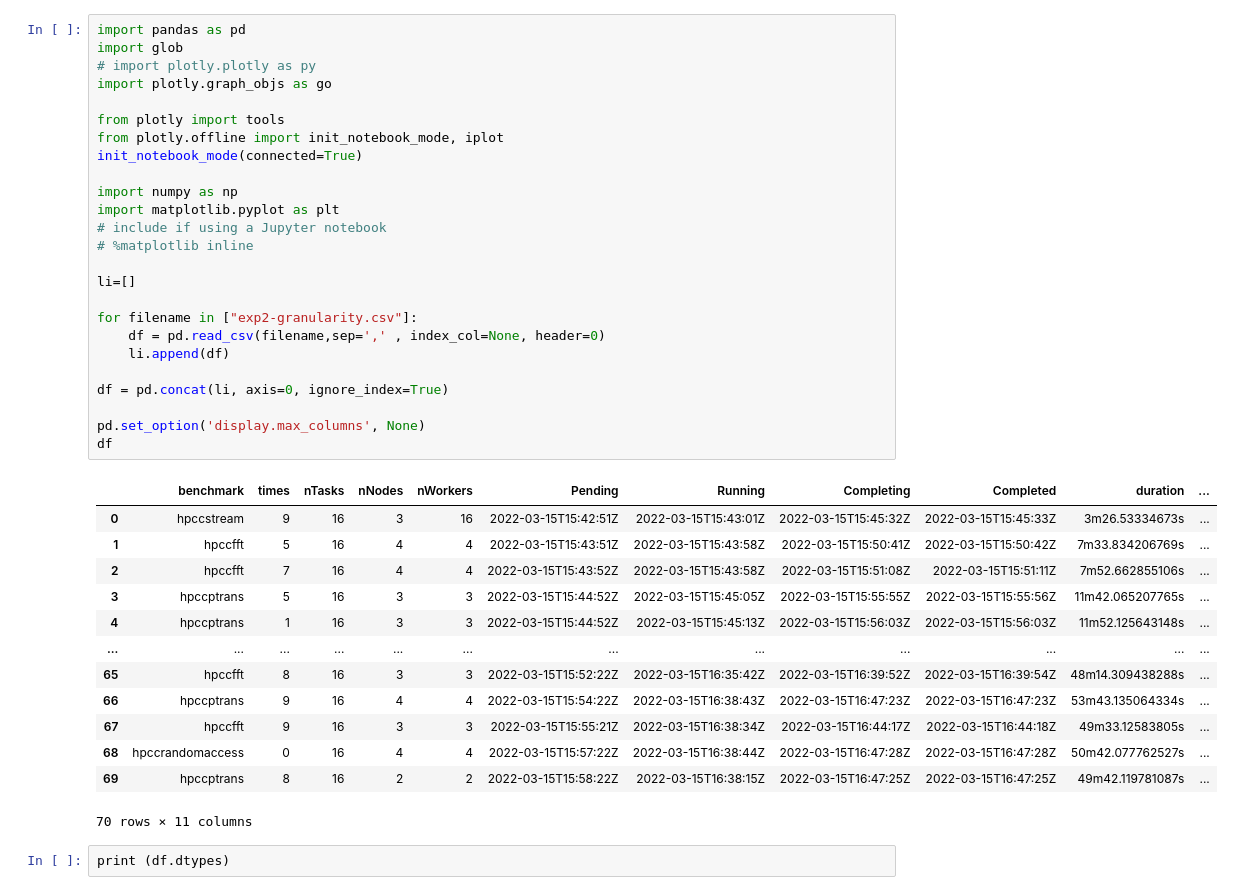
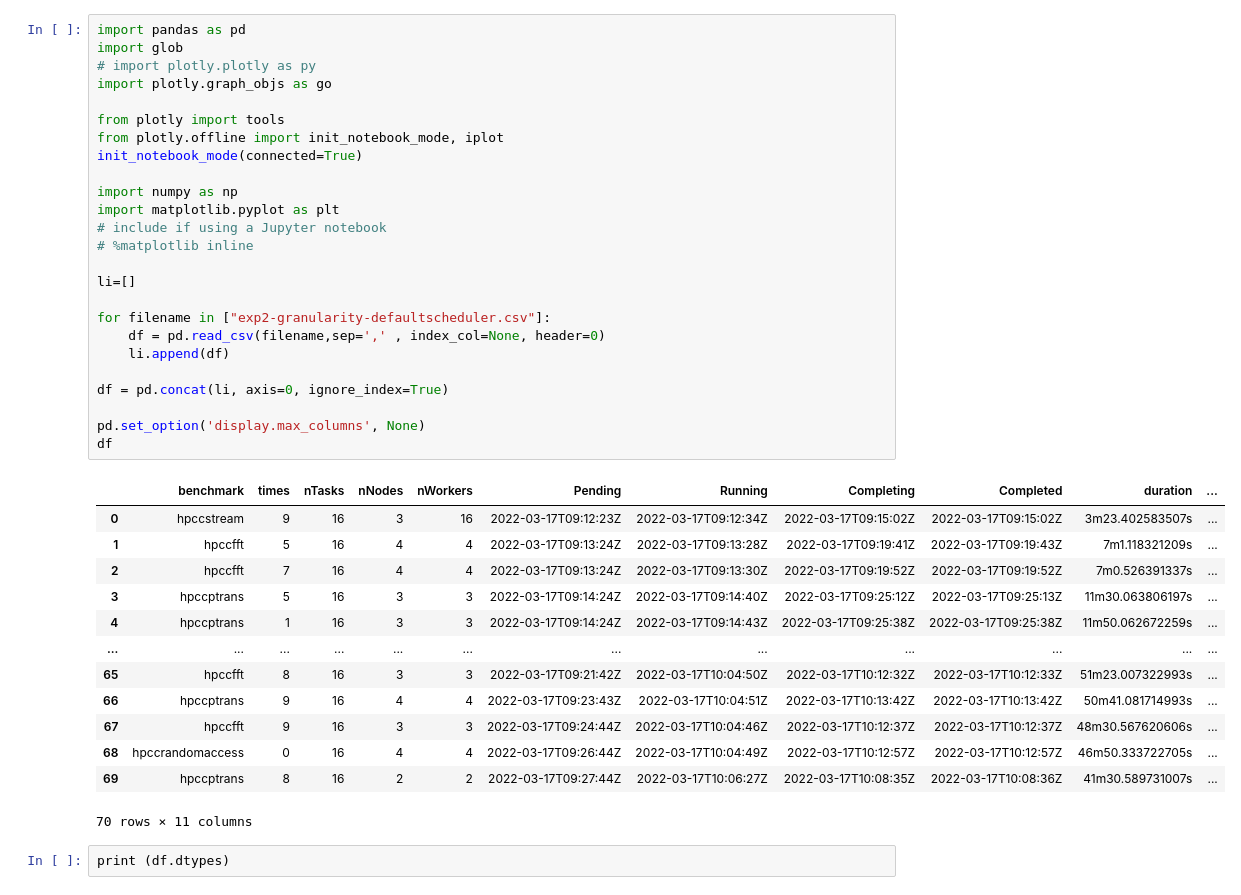
Before and after one commit to bsc-scanflow/scanflow, a Jupyter notebook: tutorials/mpi/exp2-result/exp2-results-granularity.ipynb, the cells around one changed output. Drawn from its saved outputs; the diff is of its cells as text.

```diff
--- a/tutorials/mpi/exp2-result/exp2-results-granularity.ipynb
+++ b/tutorials/mpi/exp2-result/exp2-results-granularity.ipynb
@@ -1,41 +1,41 @@
 # %%
 import pandas as pd
 import glob
 # import plotly.plotly as py
 import plotly.graph_objs as go
 
 from plotly import tools
 from plotly.offline import init_notebook_mode, iplot
 init_notebook_mode(connected=True)
 
 import numpy as np
 import matplotlib.pyplot as plt
 # include if using a Jupyter notebook
 # %matplotlib inline
 
 li=[]
 
-for filename in ["exp2-granularity.csv"]:
+for filename in ["exp2-granularity-defaultscheduler.csv"]:
     df = pd.read_csv(filename,sep=',' , index_col=None, header=0)
     li.append(df)
 
 df = pd.concat(li, axis=0, ignore_index=True)
 
 pd.set_option('display.max_columns', None)
 df
 # %% [output]
 |  | benchmark | times | nTasks | nNodes | nWorkers | Pending | Running | Completing | Completed | duration | ... |
-| 0 | hpccstream | 9 | 16 | 3 | 16 | 2022-03-15T15:42:51Z | 2022-03-15T15:43:01Z | 2022-03-15T15:45:32Z | 2022-03-15T15:45:33Z | 3m26.53334673s | ... |
-| 1 | hpccfft | 5 | 16 | 4 | 4 | 2022-03-15T15:43:51Z | 2022-03-15T15:43:58Z | 2022-03-15T15:50:41Z | 2022-03-15T15:50:42Z | 7m33.834206769s | ... |
-| 2 | hpccfft | 7 | 16 | 4 | 4 | 2022-03-15T15:43:52Z | 2022-03-15T15:43:58Z | 2022-03-15T15:51:08Z | 2022-03-15T15:51:11Z | 7m52.662855106s | ... |
-| 3 | hpccptrans | 5 | 16 | 3 | 3 | 2022-03-15T15:44:52Z | 2022-03-15T15:45:05Z | 2022-03-15T15:55:55Z | 2022-03-15T15:55:56Z | 11m42.065207765s | ... |
-| 4 | hpccptrans | 1 | 16 | 3 | 3 | 2022-03-15T15:44:52Z | 2022-03-15T15:45:13Z | 2022-03-15T15:56:03Z | 2022-03-15T15:56:03Z | 11m52.125643148s | ... |
+| 0 | hpccstream | 9 | 16 | 3 | 16 | 2022-03-17T09:12:23Z | 2022-03-17T09:12:34Z | 2022-03-17T09:15:02Z | 2022-03-17T09:15:02Z | 3m23.402583507s | ... |
+| 1 | hpccfft | 5 | 16 | 4 | 4 | 2022-03-17T09:13:24Z | 2022-03-17T09:13:28Z | 2022-03-17T09:19:41Z | 2022-03-17T09:19:43Z | 7m1.118321209s | ... |
+| 2 | hpccfft | 7 | 16 | 4 | 4 | 2022-03-17T09:13:24Z | 2022-03-17T09:13:30Z | 2022-03-17T09:19:52Z | 2022-03-17T09:19:52Z | 7m0.526391337s | ... |
+| 3 | hpccptrans | 5 | 16 | 3 | 3 | 2022-03-17T09:14:24Z | 2022-03-17T09:14:40Z | 2022-03-17T09:25:12Z | 2022-03-17T09:25:13Z | 11m30.063806197s | ... |
+| 4 | hpccptrans | 1 | 16 | 3 | 3 | 2022-03-17T09:14:24Z | 2022-03-17T09:14:43Z | 2022-03-17T09:25:38Z | 2022-03-17T09:25:38Z | 11m50.062672259s | ... |
 | ... | ... | ... | ... | ... | ... | ... | ... | ... | ... | ... | ... |
-| 65 | hpccfft | 8 | 16 | 3 | 3 | 2022-03-15T15:52:22Z | 2022-03-15T16:35:42Z | 2022-03-15T16:39:52Z | 2022-03-15T16:39:54Z | 48m14.309438288s | ... |
-| 66 | hpccptrans | 9 | 16 | 4 | 4 | 2022-03-15T15:54:22Z | 2022-03-15T16:38:43Z | 2022-03-15T16:47:23Z | 2022-03-15T16:47:23Z | 53m43.135064334s | ... |
-| 67 | hpccfft | 9 | 16 | 3 | 3 | 2022-03-15T15:55:21Z | 2022-03-15T16:38:34Z | 2022-03-15T16:44:17Z | 2022-03-15T16:44:18Z | 49m33.12583805s | ... |
-| 68 | hpccrandomaccess | 0 | 16 | 4 | 4 | 2022-03-15T15:57:22Z | 2022-03-15T16:38:44Z | 2022-03-15T16:47:28Z | 2022-03-15T16:47:28Z | 50m42.077762527s | ... |
-| 69 | hpccptrans | 8 | 16 | 2 | 2 | 2022-03-15T15:58:22Z | 2022-03-15T16:38:15Z | 2022-03-15T16:47:25Z | 2022-03-15T16:47:25Z | 49m42.119781087s | ... |
+| 65 | hpccfft | 8 | 16 | 3 | 3 | 2022-03-17T09:21:42Z | 2022-03-17T10:04:50Z | 2022-03-17T10:12:32Z | 2022-03-17T10:12:33Z | 51m23.007322993s | ... |
+| 66 | hpccptrans | 9 | 16 | 4 | 4 | 2022-03-17T09:23:43Z | 2022-03-17T10:04:51Z | 2022-03-17T10:13:42Z | 2022-03-17T10:13:42Z | 50m41.081714993s | ... |
+| 67 | hpccfft | 9 | 16 | 3 | 3 | 2022-03-17T09:24:44Z | 2022-03-17T10:04:46Z | 2022-03-17T10:12:37Z | 2022-03-17T10:12:37Z | 48m30.567620606s | ... |
+| 68 | hpccrandomaccess | 0 | 16 | 4 | 4 | 2022-03-17T09:26:44Z | 2022-03-17T10:04:49Z | 2022-03-17T10:12:57Z | 2022-03-17T10:12:57Z | 46m50.333722705s | ... |
+| 69 | hpccptrans | 8 | 16 | 2 | 2 | 2022-03-17T09:27:44Z | 2022-03-17T10:06:27Z | 2022-03-17T10:08:35Z | 2022-03-17T10:08:36Z | 41m30.589731007s | ... |
 70 rows × 11 columns
 # %%
 print (df.dtypes)
```
Also changed, not shown: parts of 10 cells of this notebook, 9 other files.
